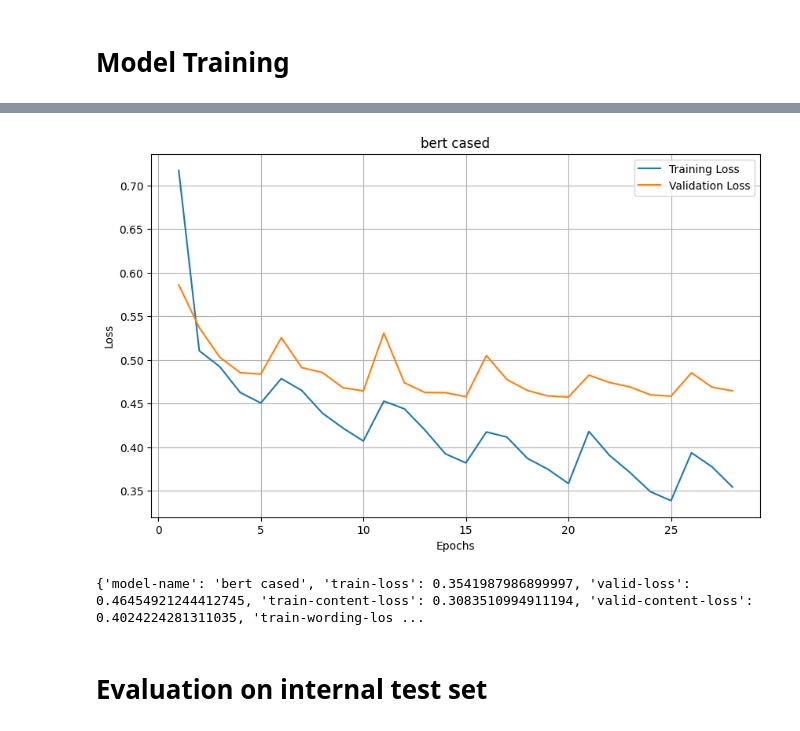
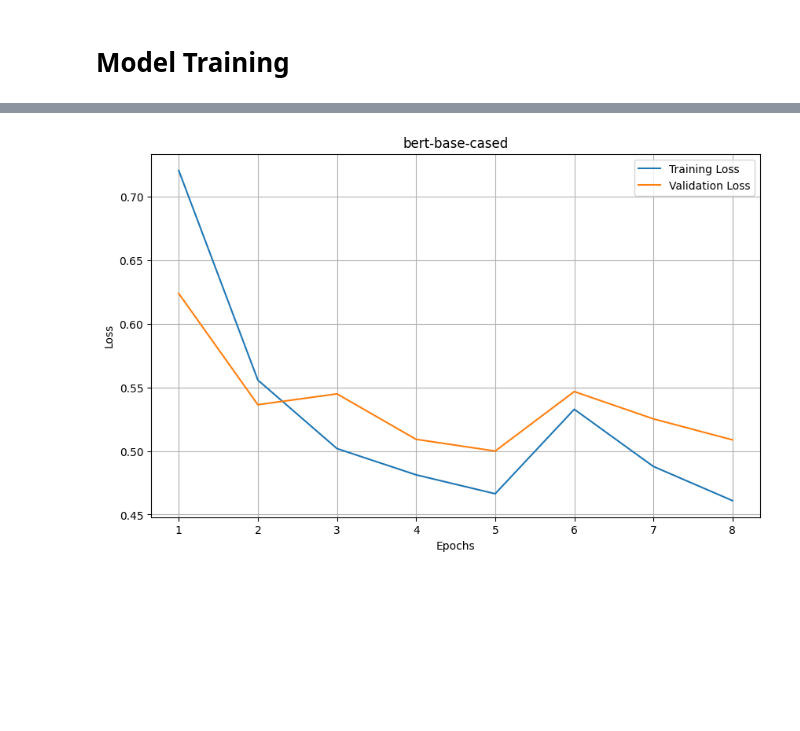
Before and after one commit to Sopralapanca/CommonLitChallenge, a Jupyter notebook: TrainLLM.ipynb, the cells around one changed output, grey strips where cells are left out. Saved outputs shown, nothing was run; the diff lists cells and outputs as text; code cells hidden in the pictures; blank space fills up the shorter version.

Commit message:
bert and deberta models

```diff
--- a/TrainLLM.ipynb
+++ b/TrainLLM.ipynb
@@ -698,0 +657,12 @@ Training completed!
+# %%
+FEATURE_COLUMNS = ["distance", "summary_word_counter", "word_counter_ratio", "matching_entities", "length_ratio", "normalized_text_length", "normalized_text_misspelled_counter",
+ "normalized_2grams-cooccurrence-count", "normalized_2grams-correct-count","normalized_3grams-cooccurrence-count", "normalized_3grams-correct-count",
+ "normalized_4grams-cooccurrence-count", "normalized_4grams-correct-count","normalized_karp_tfidf_scores"]
+
+input_cols = ['prompt_question', 'corrected_text']                   # in this version we use text without misspelled words
+target_cols = ["content","wording"]
+feature_dim = len(FEATURE_COLUMNS)
+
+epochs = 100
+patience = 5
+min_delta = 0.004
@@ -698,0 +697,31 @@ Training completed!
+# %%
+from accelerate import Accelerator
+from transformers import AutoTokenizer
+import time
+
+model_name = 'bert-base-cased'
+
+max_len = 512 # if bert max 512, if deberta max 1024,
+batch_size = 8
+test_batch_size = 8
+
+tokenizer = AutoTokenizer.from_pretrained(f"{model_name}")
+train_set = SmartBatchingDataset(df=train_df, tokenizer=tokenizer, input_cols=input_cols, target_cols=target_cols, features_cols=FEATURE_COLUMNS)
+valid_set = SmartBatchingDataset(df=valid_df, tokenizer=tokenizer, input_cols=input_cols, target_cols=target_cols, features_cols=FEATURE_COLUMNS)
+test_set = SmartBatchingDataset(df=test_df, tokenizer=tokenizer, input_cols=input_cols, target_cols=target_cols, features_cols=FEATURE_COLUMNS)
+
+train_loader = train_set.get_dataloader(batch_size=batch_size, max_len=max_len,pad_id=tokenizer.pad_token_id)
+valid_loader = valid_set.get_dataloader(batch_size=batch_size, max_len=max_len,pad_id=tokenizer.pad_token_id)
+test_loader = test_set.get_dataloader(batch_size=test_batch_size, max_len=max_len,pad_id=tokenizer.pad_token_id)
+
+accelerator = Accelerator(gradient_accumulation_steps=16)
+
+model = RegressorModel(name=model_name, fflayers=3, ffdropout=0.05, freeze_encoder=True,
+                       activation_function='relu',features_dim=feature_dim,
+                       target_cols=target_cols).to(device=accelerator.device)
+
+trainer = Trainer(model=model, loaders=(train_loader, valid_loader), accelerator=accelerator, epochs=epochs, lr=0.0013, wd=0.015)
+
+multioutput = True
+
+train_losses, val_losses = trainer.fit(multioutput, patience=patience, min_delta=min_delta)
@@ -699,22 +744,4 @@ Training completed!
 # %%
-plot_and_save_graph(len(train_losses["loss"]), config["name"], train_losses["loss"], val_losses["loss"])
+plot_and_save_graph(len(train_losses["loss"]), model_name, train_losses["loss"], val_losses["loss"])
 # %% [output]
-[figure, old version]
+[figure, new version]
-# %%
-training_info = {
-        'model-name': config["name"],
-        'train-loss': train_losses["loss"][-1],
-        'valid-loss': val_losses["loss"][-1],
-        'train-content-loss': train_losses["content"][-1].item(),
-        'valid-content-loss': val_losses["content"][-1].item(),
-        'train-wording-loss': train_losses["wording"][-1].item(),
-        'valid-wording-loss': val_losses["wording"][-1].item(),
-        'best-valid-loss': min(val_losses["loss"]),
-        'elapsed-time': elapsed_time,
-    }
-
-print(training_info)
-# %% [output]
-{'model-name': 'bert cased', 'train-loss': 0.3541987986899997, 'valid-loss': 0.46454921244412745, 'train-content-loss': 0.3083510994911194, 'valid-content-loss': 0.4024224281311035, 'train-wording-los ...
-# %% [markdown]
-# Evaluation on internal test set
```
Also changed, not shown: parts of 40 cells of this notebook.
